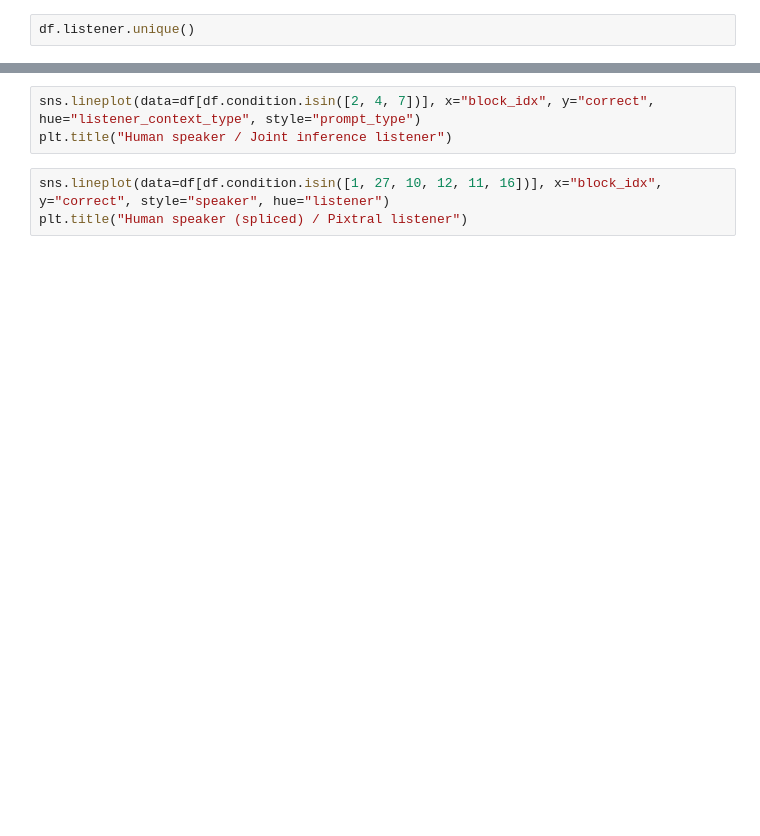
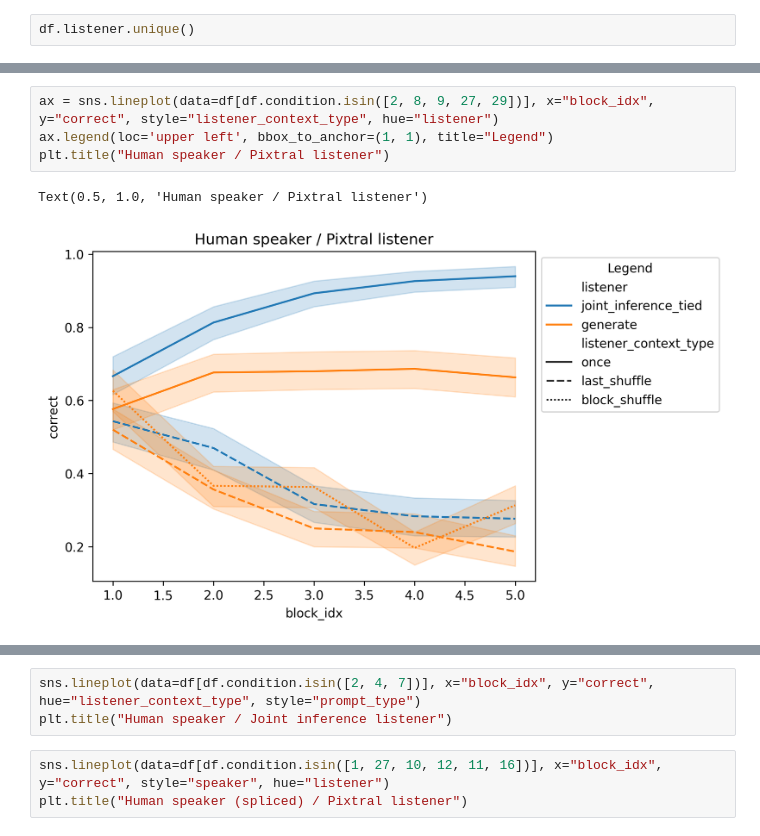
Before and after one commit to saujasv/learning-conventions, a Jupyter notebook: notebooks/analysis.ipynb, the cells around one changed output, grey strips where cells are left out. Saved outputs shown, nothing was run; the diff lists cells and outputs as text; blank space fills up the shorter version.

```diff
--- a/notebooks/analysis.ipynb
+++ b/notebooks/analysis.ipynb
@@ -222,0 +226,7 @@ Text(0.5, 1.0, 'Human speaker / Pixtral listener')
+# %%
+ax = sns.lineplot(data=df[df.condition.isin([2, 8, 9, 27, 29])], x="block_idx", y="correct", style="listener_context_type", hue="listener")
+ax.legend(loc='upper left', bbox_to_anchor=(1, 1), title="Legend")
+plt.title("Human speaker / Pixtral listener")
+# %% [output]
+Text(0.5, 1.0, 'Human speaker / Pixtral listener')
+[figure, added]
```
Also changed, not shown: parts of 23 cells of this notebook.
